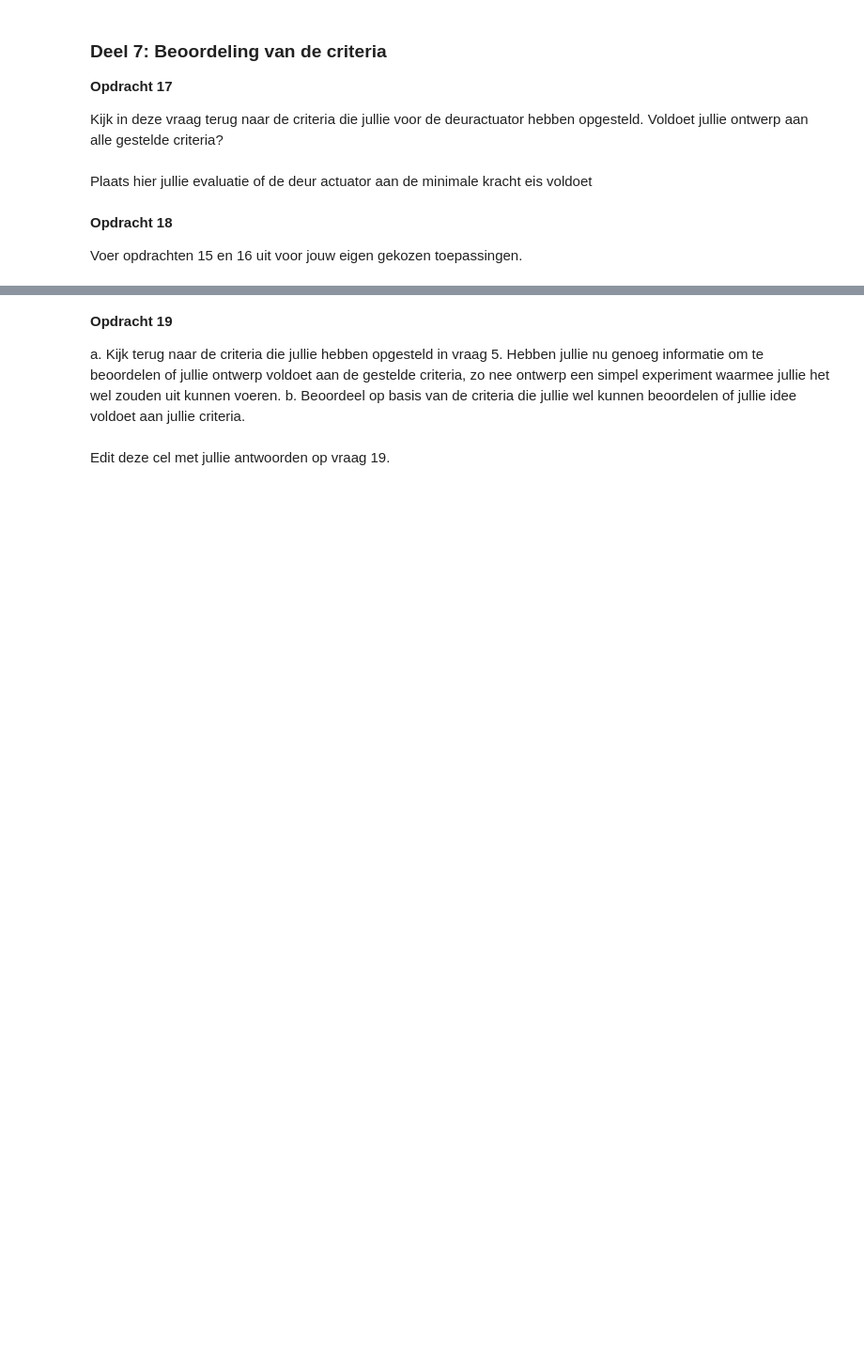
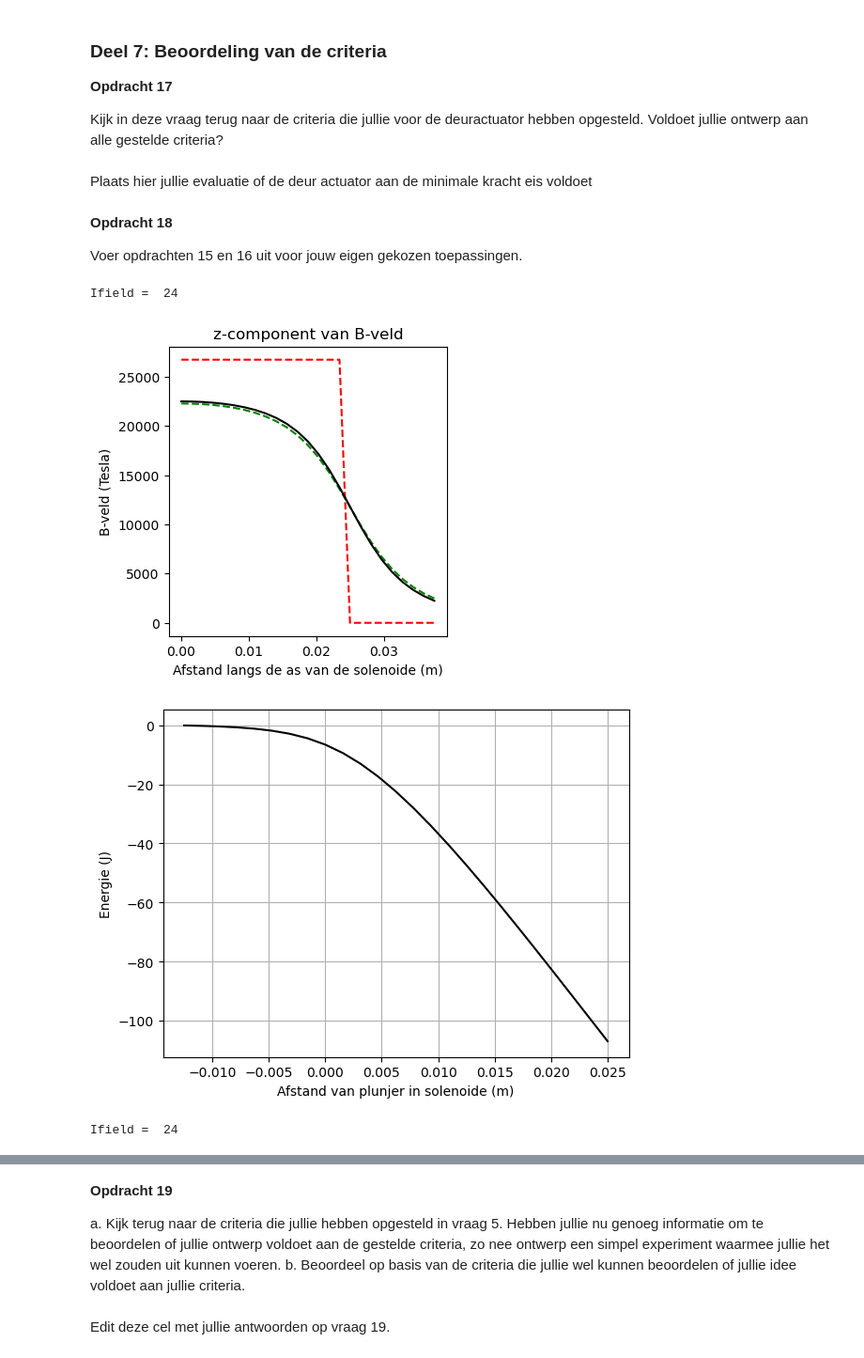
Before and after one commit to beanmachine123/opdrachten-DEF-D, a Jupyter notebook: 2KrachtactuatorOpdracht/2KrachtactuatorOpdracht/KrachtactuatorOpdracht.ipynb, the cells around one changed output, grey strips where cells are left out. Shown at 94% size. Cells and saved outputs as stored; diff of their text form; code cells hidden in the pictures; blank space fills up the shorter version.

```diff
--- a/2KrachtactuatorOpdracht/2KrachtactuatorOpdracht/KrachtactuatorOpdracht.ipynb
+++ b/2KrachtactuatorOpdracht/2KrachtactuatorOpdracht/KrachtactuatorOpdracht.ipynb
@@ -623,6 +623,80 @@ Plaats hier jullie evaluatie of de deur actuator aan de minimale kracht eis vold
 
 Voer opdrachten 15 en 16 uit voor jouw eigen gekozen toepassingen.
 # %%
-###
-###Jullie code hier###
-###
+
+
+def krachtrespons(l_draad, r_sol, L_sol, N, F_nodig):
+    aantal_omwentelingen = l_draad/(2*np.pi*r_sol)# Aantal omwentelingen van de draad, berekend uit de lengte van de draad en de straal van de solenoide
+    x,y,z = parametrisatie(N,r_sol,aantal_omwentelingen,L_sol)
+    n = aantal_omwentelingen/L_sol
+    n_ax=25
+    z_ax=np.linspace(0, 1.5*L_sol/2, n_ax)
+    H_ax=np.zeros((n_ax,1))
+    wire_positions = np.vstack((x, y, z)).T
+
+    for i_field in range(n_ax):
+        print(f"\rIfield =  {i_field}", end="") # Print welk element van het veld nu berekend wordt.
+        # Bepaal de field coordinate
+        r_field = np.array([0.0, 0.0, z_ax[i_field]])
+        Hsimulated=np.array([0,0,0], dtype='float64')
+        for i_source in np.arange(1, N):
+            # Bepaal dl en r_source en gebruik
+            r_source = 0.5 * (wire_positions[i_source] + wire_positions[i_source-1]) # Het veldpunt ligt in het midden van het draadsegment
+            dl = wire_positions[i_source] - wire_positions[i_source-1]
+            Hsimulated += field_current_element(r_field, r_source, dl)
+
+        # selecting the z-component
+        H_ax[i_field,0]=Hsimulated[2]
+
+    H_veld_ideaal= H_analytisch *np.ones(n_ax)*(1.0*(z_ax < L_sol/2))
+
+    # dit is nog een aardige analytische uitdrukking die je kan uitrekenen voor de z-component op de as van een solenoide met eindige lengte
+    H_veld_analytisch=(N*I/L_sol/2)*((L_sol/2-z_ax)/np.sqrt((z_ax- L_sol/2)**2 + r_sol**2)+(L_sol/2+z_ax)/np.sqrt((z_ax+ L_sol/2)**2 + r_sol**2))
+
+    plt.figure(figsize=[13,4])
+    plt.subplot(131)
+    plt.title('z-component van B-veld')
+    plt.plot(z_ax, H_veld_ideaal, '--r', label='ideaal')
+    plt.plot(z_ax, H_veld_analytisch, 'g--', label='analytisch')
+    plt.plot(z_ax, 8*H_ax, '-k', label='simulatie')
+    plt.xlabel('Afstand langs de as van de solenoide (m)')
+    plt.ylabel('B-veld (Tesla)')
+    plt.show
+
+    H_ax = H_veld_analytisch
+
+    Wz=-0.5*np.pi*r_sol**2*np.cumsum(np.flipud(H_ax)*mu_r*mu_0*np.flipud(H_ax))*(z_ax[1] - z_ax[0])
+
+    plt.figure()
+    plt.plot(L_sol/2 - z_ax, np.flipud(Wz), '-k')
+    plt.xlabel('Afstand van plunjer in solenoide (m)'), plt.ylabel('Energie (J)'), plt.grid()
+    plt.show()
+
+    force_analytical = -mu_0*mu_r*np.pi*r_sol**2*aantal_omwent**2*I**2/2/L_sol**2 # Kracht uitrekenen numeriek
+    force_numerical=np.diff(Wz, n=1, append=[0])/(z_ax[1] - z_ax[0]) # Kracht uitrekenen
+
+    # Plotting the results
+    plt.plot(L_sol/2 - z_ax, np.flipud(force_numerical), '-o', label='Kracht')
+    plt.plot(L_sol/2 - z_ax, (-F_nodig)*np.ones(n_ax), '--r', label='Benodigde kracht')
+    plt.plot(L_sol/2 - z_ax, force_analytical*np.ones(n_ax), '--g', label='Kracht oneindig lange solenoide')
+    plt.xlabel('Afstand van plunjer in solenoide (m)'), plt.ylabel('Kracht (N)'), plt.grid(), plt.legend()
+    plt.ylim([min(force_numerical), F_nodig + 15])
+
+l_draad_vaatwas = 14 # Lengte draad
+r_sol_vaatwas = 0.01 # Straal solenoide
+L_sol_vaatwas = 0.05 # Lengte solenoide
+N_vaatwas = 200 # Aantal wikkeling
+
+krachtrespons(l_draad_vaatwas, r_sol_vaatwas, L_sol_vaatwas, N_vaatwas, 0.187)
+
+l_draad_knakworst = 15 # Lengte draad
+r_sol_knakworst = 0.0075 # Straal solenoide
+L_sol_knakworst = 0.1 # Lengte solenoide
+N_knakworst = 200 # Aantal wikkeling
+
+krachtrespons(l_draad_knakworst, -r_sol_knakworst, L_sol_knakworst, N_knakworst, 6e-4)
+# %% [output]
+Ifield =  24
+[figure, added]
+[figure, added]
+Ifield =  24
```
Also changed, not shown: parts of 3 cells of this notebook.
